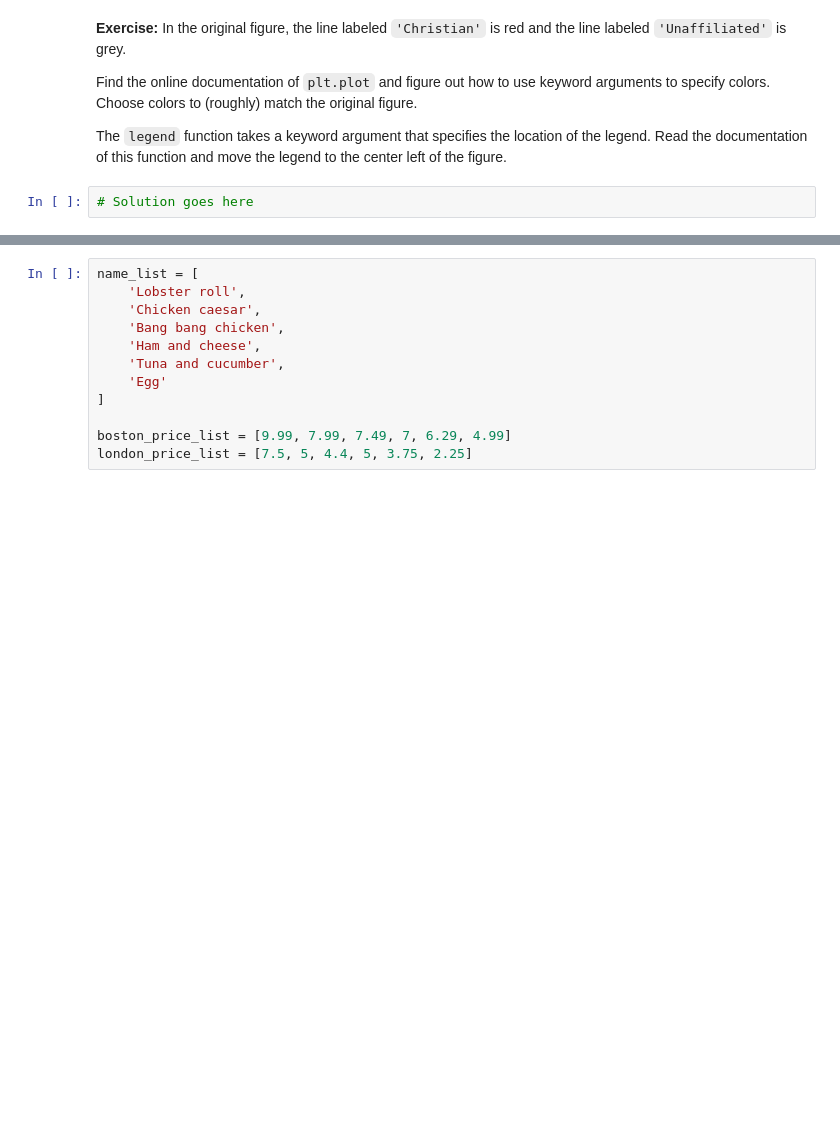
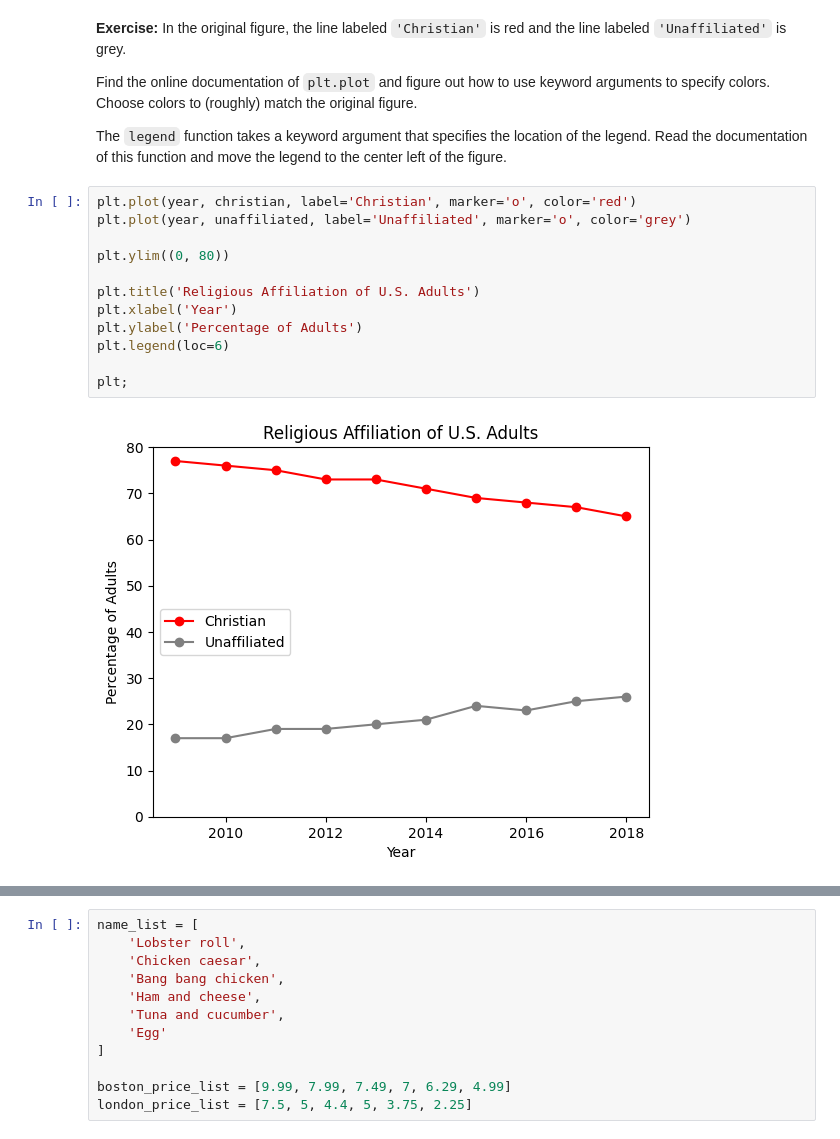
Before and after one commit to csommerl/ElementsOfDataScience, a Jupyter notebook: 06_plotting.ipynb, the cells around one changed output, grey strips where cells are left out. Drawn from its saved outputs; the diff is of its cells as text; blank space fills up the shorter version.

```diff
--- a/06_plotting.ipynb
+++ b/06_plotting.ipynb
@@ -145,8 +196,20 @@ Modify the previous example to include a keyword argument `marker` with the stri
 Find the online documentation of `plt.plot` and figure out how to use keyword arguments to specify colors.  Choose colors to (roughly) match the original figure.
 
 The `legend` function takes a keyword argument that specifies the location of the legend.  Read the documentation of this function and move the legend to the center left of the figure.
-# %%
-# Solution goes here
+# %%
+plt.plot(year, christian, label='Christian', marker='o', color='red')
+plt.plot(year, unaffiliated, label='Unaffiliated', marker='o', color='grey')
+
+plt.ylim((0, 80))
+
+plt.title('Religious Affiliation of U.S. Adults')
+plt.xlabel('Year')
+plt.ylabel('Percentage of Adults')
+plt.legend(loc=6)
+
+plt;
+# %% [output]
+[figure, added]
 # %% [markdown]
 ## Plotting Sandwich Prices
 
```
Also changed, not shown: parts of 23 cells of this notebook.
